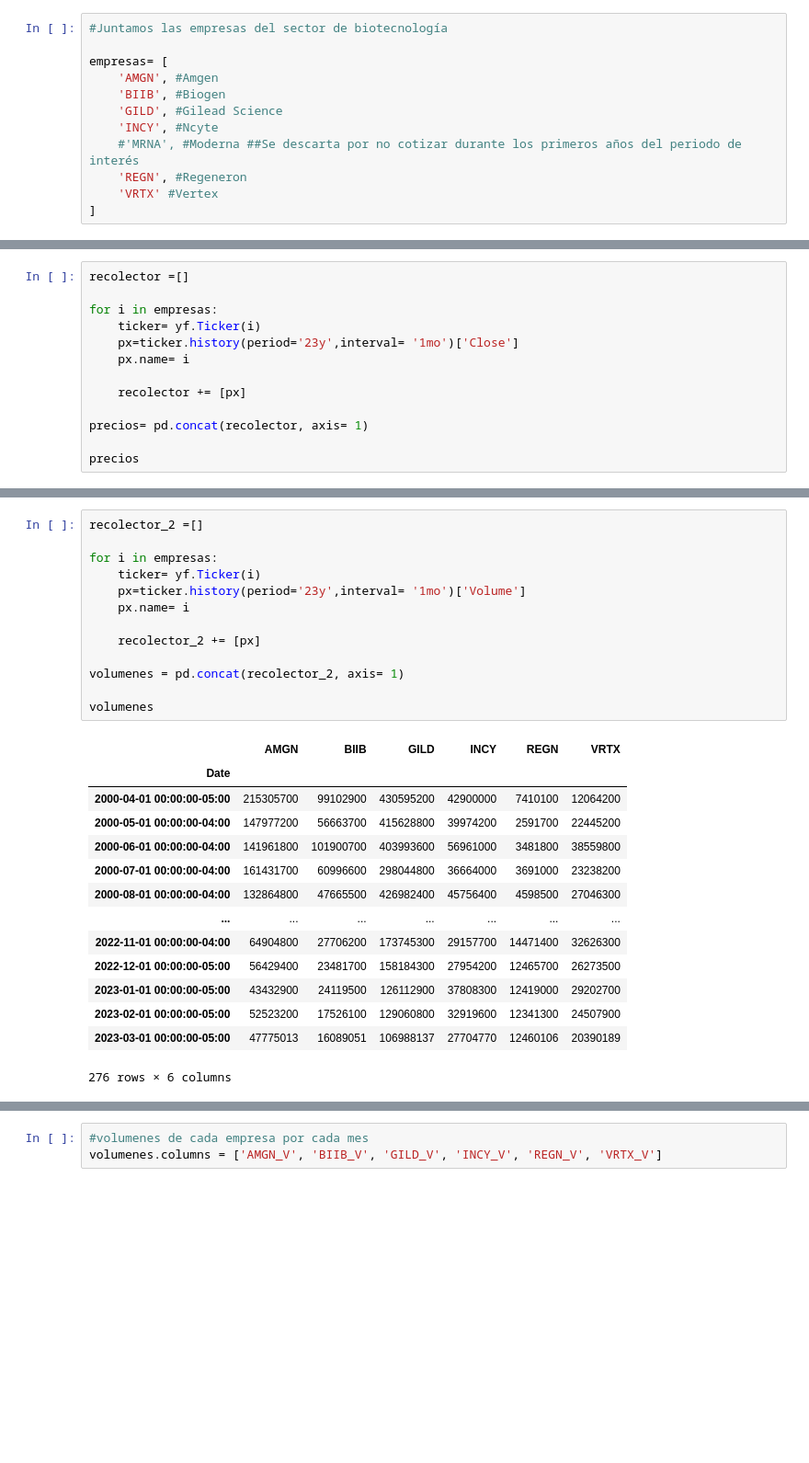
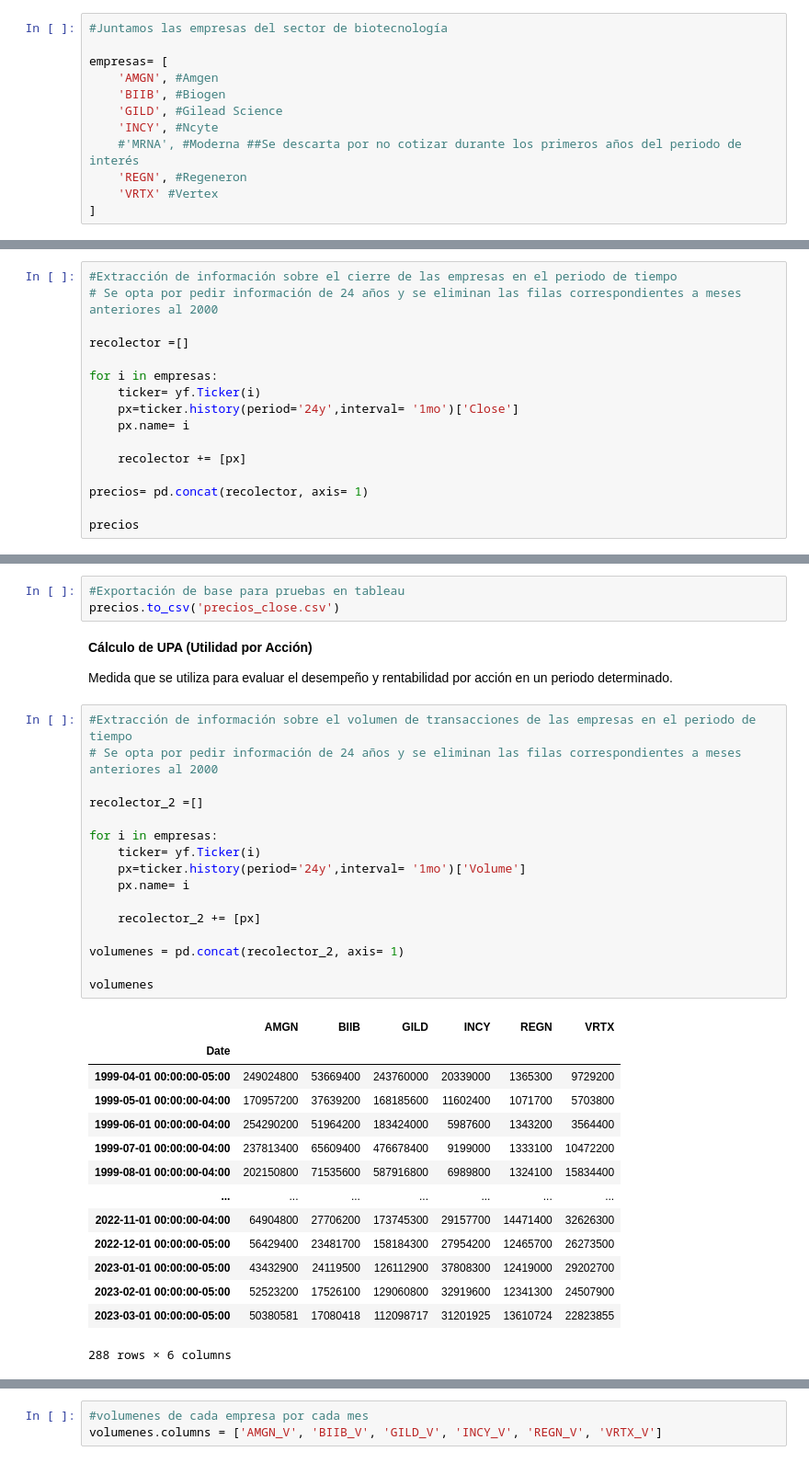
Before and after one commit to Arii95/PI_Henry_02, a Jupyter notebook: EDA.ipynb, the cells around one changed output, grey strips where cells are left out. Shown at 92% size. Drawn from its saved outputs; the diff is of its cells as text; blank space fills up the shorter version.

```diff
--- a/EDA.ipynb
+++ b/EDA.ipynb
@@ -41,11 +79,14 @@ empresas= [
 start_date= "2000–01–01"
 end_date="2023–01–01"
 # %%
+#Extracción de información sobre el cierre de las empresas en el periodo de tiempo
+# Se opta por pedir información de 24 años y se eliminan las filas correspondientes a meses anteriores al 2000
+
 recolector =[]
 
 for i in empresas:
     ticker= yf.Ticker(i)
-    px=ticker.history(period='23y',interval= '1mo')['Close']
+    px=ticker.history(period='24y',interval= '1mo')['Close']
     px.name= i
 
     recolector += [px]
@@ -71,28 +217,38 @@ precios
+# %%
+#Exportación de base para pruebas en tableau
+precios.to_csv('precios_close.csv')
+# %% [markdown]
+__Cálculo de UPA (Utilidad por Acción)__
+
+Medida que se utiliza para evaluar el desempeño y rentabilidad por acción en un periodo determinado.
 # %%
+#Extracción de información sobre el volumen de transacciones de las empresas en el periodo de tiempo
+# Se opta por pedir información de 24 años y se eliminan las filas correspondientes a meses anteriores al 2000
+
 recolector_2 =[]
 
 for i in empresas:
     ticker= yf.Ticker(i)
-    px=ticker.history(period='23y',interval= '1mo')['Volume']
+    px=ticker.history(period='24y',interval= '1mo')['Volume']
     px.name= i
 
     recolector_2 += [px]
 
 volumenes = pd.concat(recolector_2, axis= 1)
 
 volumenes
 # %% [output]
 |  | AMGN | BIIB | GILD | INCY | REGN | VRTX |
 | Date |  |  |  |  |  |  |
-| 2000-04-01 00:00:00-05:00 | 215305700 | 99102900 | 430595200 | 42900000 | 7410100 | 12064200 |
-| 2000-05-01 00:00:00-04:00 | 147977200 | 56663700 | 415628800 | 39974200 | 2591700 | 22445200 |
-| 2000-06-01 00:00:00-04:00 | 141961800 | 101900700 | 403993600 | 56961000 | 3481800 | 38559800 |
-| 2000-07-01 00:00:00-04:00 | 161431700 | 60996600 | 298044800 | 36664000 | 3691000 | 23238200 |
-| 2000-08-01 00:00:00-04:00 | 132864800 | 47665500 | 426982400 | 45756400 | 4598500 | 27046300 |
+| 1999-04-01 00:00:00-05:00 | 249024800 | 53669400 | 243760000 | 20339000 | 1365300 | 9729200 |
+| 1999-05-01 00:00:00-04:00 | 170957200 | 37639200 | 168185600 | 11602400 | 1071700 | 5703800 |
+| 1999-06-01 00:00:00-04:00 | 254290200 | 51964200 | 183424000 | 5987600 | 1343200 | 3564400 |
+| 1999-07-01 00:00:00-04:00 | 237813400 | 65609400 | 476678400 | 9199000 | 1333100 | 10472200 |
+| 1999-08-01 00:00:00-04:00 | 202150800 | 71535600 | 587916800 | 6989800 | 1324100 | 15834400 |
 | ... | ... | ... | ... | ... | ... | ... |
 | 2022-11-01 00:00:00-04:00 | 64904800 | 27706200 | 173745300 | 29157700 | 14471400 | 32626300 |
 | 2022-12-01 00:00:00-05:00 | 56429400 | 23481700 | 158184300 | 27954200 | 12465700 | 26273500 |
 | 2023-01-01 00:00:00-05:00 | 43432900 | 24119500 | 126112900 | 37808300 | 12419000 | 29202700 |
 | 2023-02-01 00:00:00-05:00 | 52523200 | 17526100 | 129060800 | 32919600 | 12341300 | 24507900 |
-| 2023-03-01 00:00:00-05:00 | 47775013 | 16089051 | 106988137 | 27704770 | 12460106 | 20390189 |
+| 2023-03-01 00:00:00-05:00 | 50380581 | 17080418 | 112098717 | 31201925 | 13610724 | 22823855 |
-276 rows × 6 columns
+288 rows × 6 columns
```
Also changed, not shown: parts of 74 cells of this notebook, 4 other files.
